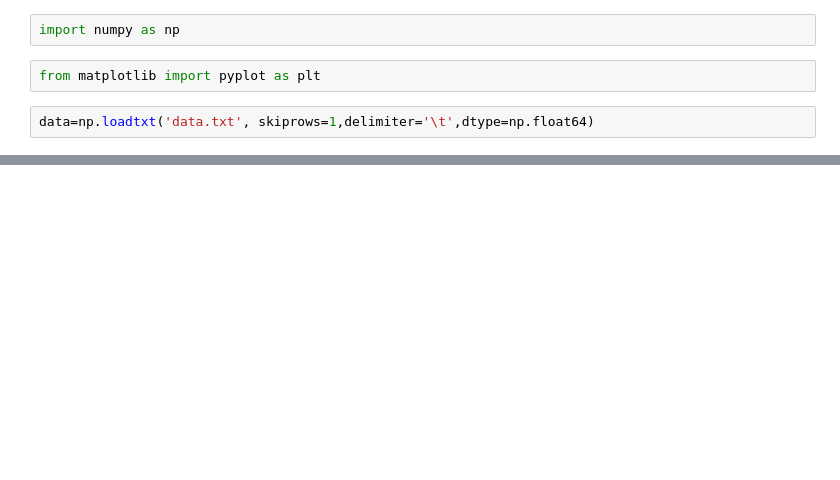
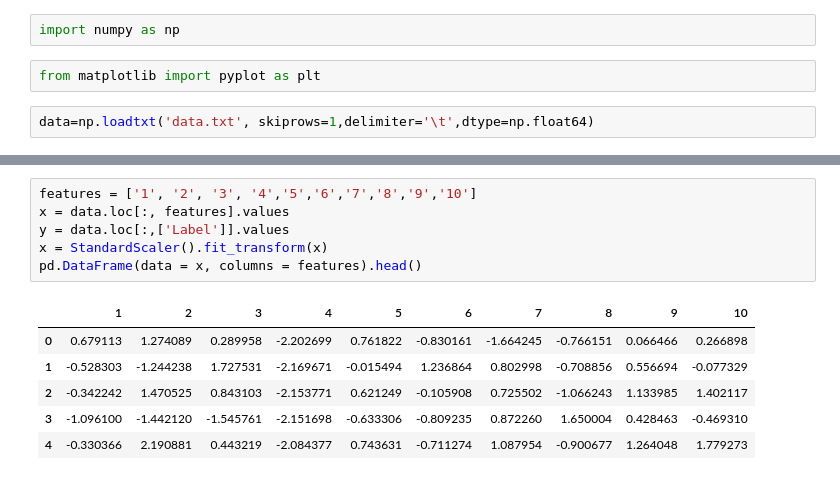
Before and after one commit to IITGuwahati-AI/Learning-Content, a Jupyter notebook: kshitijarora_190101046/CODEandSTUFF/kshitij_190101046.ipynb, the cells around one changed output, grey strips where cells are left out. Saved outputs shown, nothing was run; the diff lists cells and outputs as text; blank space fills up the shorter version.

```diff
--- a/kshitijarora_190101046/CODEandSTUFF/kshitij_190101046.ipynb
+++ b/kshitijarora_190101046/CODEandSTUFF/kshitij_190101046.ipynb
@@ -50,0 +71,13 @@ for i in range(1,10):
+# %%
+features = ['1', '2', '3', '4','5','6','7','8','9','10']
+x = data.loc[:, features].values
+y = data.loc[:,['Label']].values
+x = StandardScaler().fit_transform(x)
+pd.DataFrame(data = x, columns = features).head()
+# %% [output]
+|  | 1 | 2 | 3 | 4 | 5 | 6 | 7 | 8 | 9 | 10 |
+| 0 | 0.679113 | 1.274089 | 0.289958 | -2.202699 | 0.761822 | -0.830161 | -1.664245 | -0.766151 | 0.066466 | 0.266898 |
+| 1 | -0.528303 | -1.244238 | 1.727531 | -2.169671 | -0.015494 | 1.236864 | 0.802998 | -0.708856 | 0.556694 | -0.077329 |
+| 2 | -0.342242 | 1.470525 | 0.843103 | -2.153771 | 0.621249 | -0.105908 | 0.725502 | -1.066243 | 1.133985 | 1.402117 |
+| 3 | -1.096100 | -1.442120 | -1.545761 | -2.151698 | -0.633306 | -0.809235 | 0.872260 | 1.650004 | 0.428463 | -0.469310 |
+| 4 | -0.330366 | 2.190881 | 0.443219 | -2.084377 | 0.743631 | -0.711274 | 1.087954 | -0.900677 | 1.264048 | 1.779273 |
```
Also changed, not shown: parts of 6 cells of this notebook.
